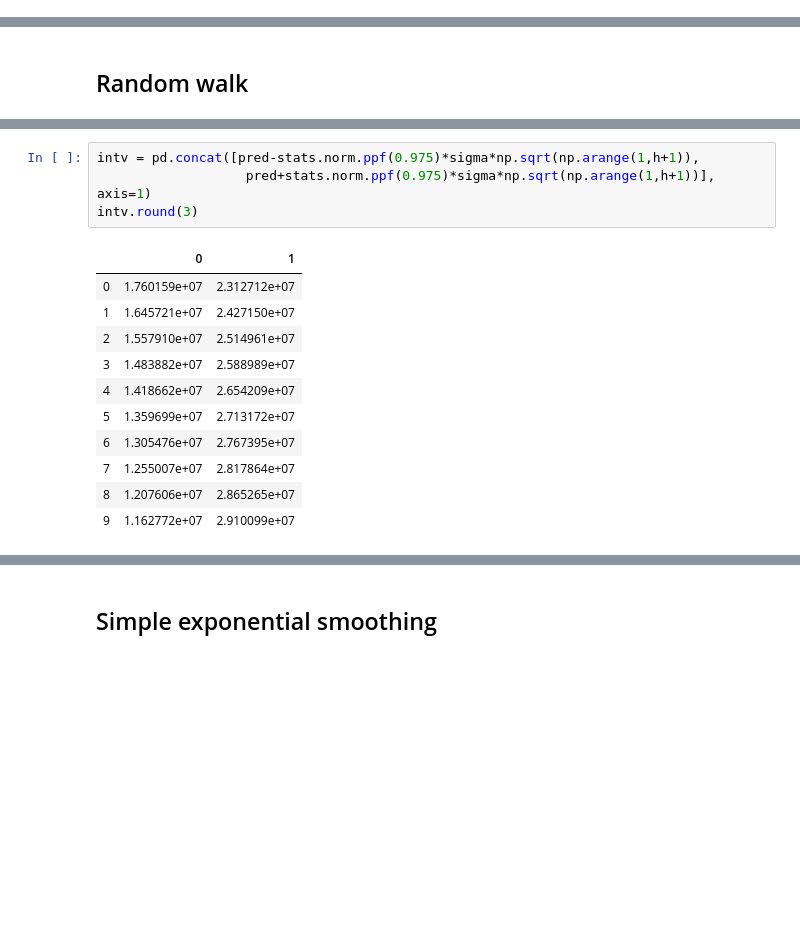
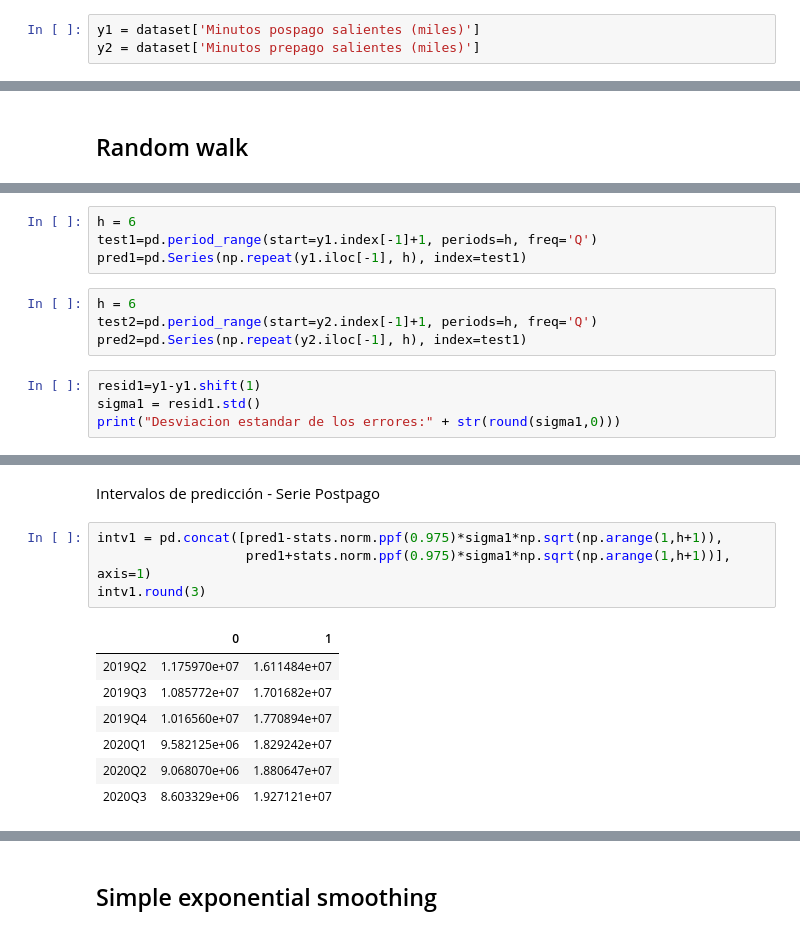
Before and after one commit to manquius/seriesTemporalesOptativa, a Jupyter notebook: Lab 1.ipynb, the cells around one changed output, grey strips where cells are left out. Cells and saved outputs as stored; diff of their text form; blank space fills up the shorter version.

```diff
--- a/Lab 1.ipynb
+++ b/Lab 1.ipynb
@@ -59,0 +52,3 @@ Graficamos la serie.
+# %%
+y1 = dataset['Minutos pospago salientes (miles)']
+y2 = dataset['Minutos prepago salientes (miles)']
@@ -107,0 +90,12 @@ round(sigma,3)
+# %%
+h = 6
+test1=pd.period_range(start=y1.index[-1]+1, periods=h, freq='Q')
+pred1=pd.Series(np.repeat(y1.iloc[-1], h), index=test1)
+# %%
+h = 6
+test2=pd.period_range(start=y2.index[-1]+1, periods=h, freq='Q')
+pred2=pd.Series(np.repeat(y2.iloc[-1], h), index=test1)
+# %%
+resid1=y1-y1.shift(1)
+sigma1 = resid1.std()
+print("Desviacion estandar de los errores:" + str(round(sigma1,0)))
@@ -108,17 +120,15 @@ round(sigma,3)
+# %% [markdown]
+Intervalos de predicción - Serie Postpago
 # %%
-intv = pd.concat([pred-stats.norm.ppf(0.975)*sigma*np.sqrt(np.arange(1,h+1)),
-                   pred+stats.norm.ppf(0.975)*sigma*np.sqrt(np.arange(1,h+1))], axis=1)
-intv.round(3)
+intv1 = pd.concat([pred1-stats.norm.ppf(0.975)*sigma1*np.sqrt(np.arange(1,h+1)),
+                   pred1+stats.norm.ppf(0.975)*sigma1*np.sqrt(np.arange(1,h+1))], axis=1)
+intv1.round(3)
 # %% [output]
 |  | 0 | 1 |
-| 0 | 1.760159e+07 | 2.312712e+07 |
-| 1 | 1.645721e+07 | 2.427150e+07 |
-| 2 | 1.557910e+07 | 2.514961e+07 |
-| 3 | 1.483882e+07 | 2.588989e+07 |
-| 4 | 1.418662e+07 | 2.654209e+07 |
-| 5 | 1.359699e+07 | 2.713172e+07 |
-| 6 | 1.305476e+07 | 2.767395e+07 |
-| 7 | 1.255007e+07 | 2.817864e+07 |
-| 8 | 1.207606e+07 | 2.865265e+07 |
-| 9 | 1.162772e+07 | 2.910099e+07 |
+| 2019Q2 | 1.175970e+07 | 1.611484e+07 |
+| 2019Q3 | 1.085772e+07 | 1.701682e+07 |
+| 2019Q4 | 1.016560e+07 | 1.770894e+07 |
+| 2020Q1 | 9.582125e+06 | 1.829242e+07 |
+| 2020Q2 | 9.068070e+06 | 1.880647e+07 |
+| 2020Q3 | 8.603329e+06 | 1.927121e+07 |
 # %%
```
Also changed, not shown: parts of 81 cells of this notebook, 3 other files.
